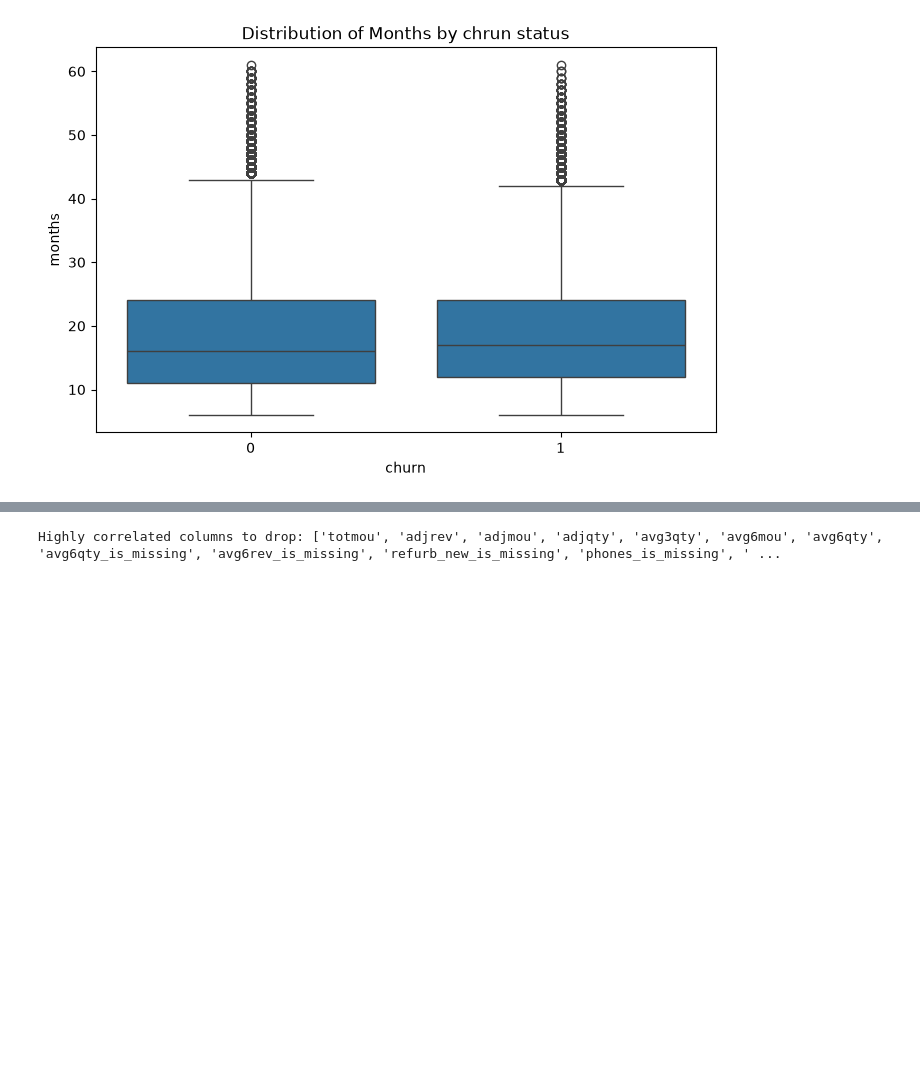
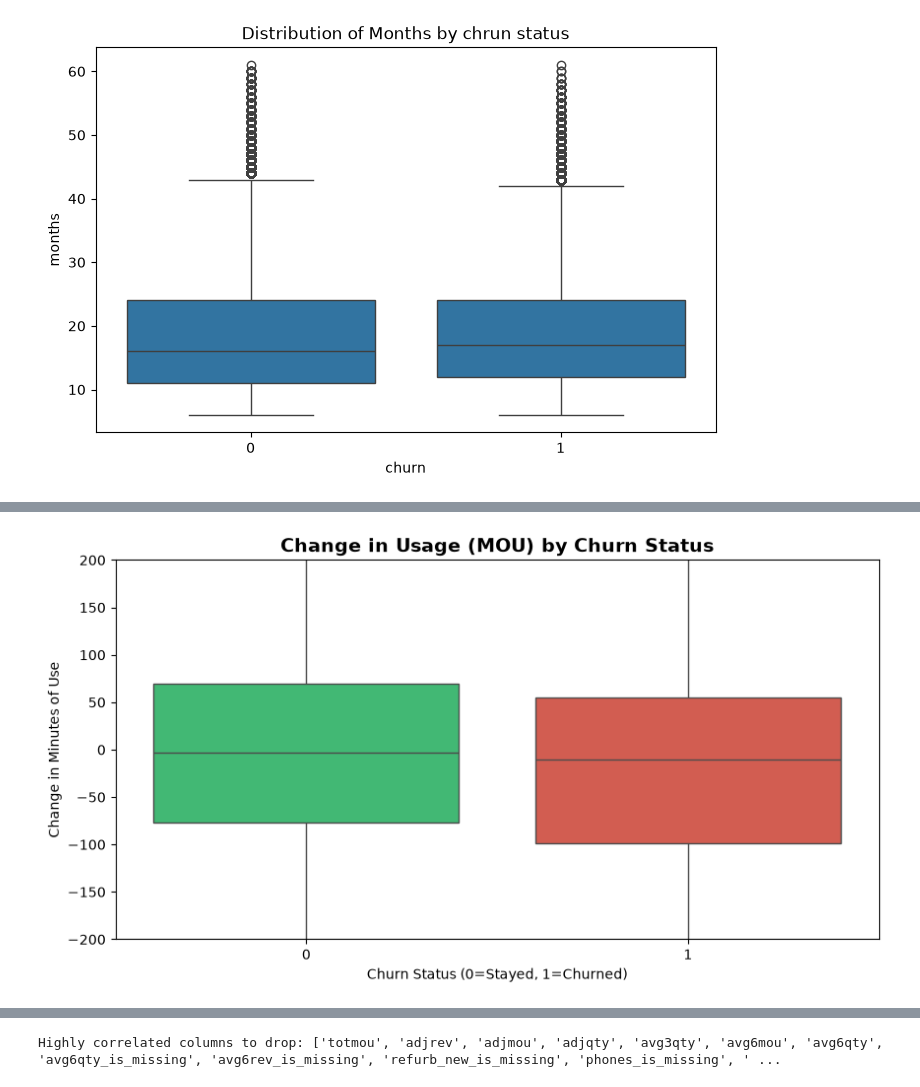
Before and after one commit to yahia-touati/gci_world-2026, a Jupyter notebook: notebooks/eda.ipynb, the cells around one changed output, grey strips where cells are left out. Drawn from its saved outputs; the diff is of its cells as text; code cells hidden in the pictures; blank space fills up the shorter version.

```diff
--- a/notebooks/eda.ipynb
+++ b/notebooks/eda.ipynb
@@ -441,0 +414,11 @@ Length: 131, dtype: object
+# %%
+# Visualization 2: Churn by Change in Minutes of Use
+plt.figure(figsize=(10, 5))
+sns.boxplot(data=df, x='churn', y='change_mou', palette=['#2ecc71', '#e74c3c'])
+plt.title('Change in Usage (MOU) by Churn Status', fontsize=14, fontweight='bold')
+plt.xlabel('Churn Status (0=Stayed, 1=Churned)')
+plt.ylabel('Change in Minutes of Use')
+plt.ylim(-200, 200) # تحديد الحدود لتجنب القيم الشاذة التي تشوه الرسم
+plt.show()
+# %% [output]
+[figure, added]
```
Also changed, not shown: parts of 15 cells of this notebook, 2 other files.
